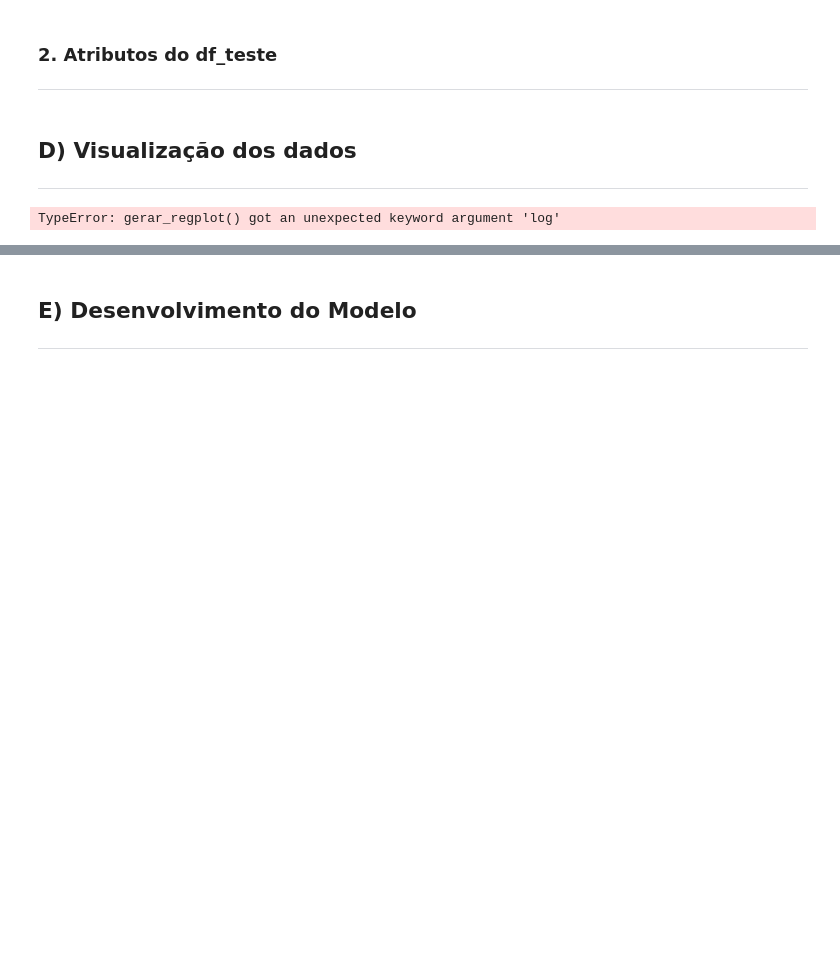
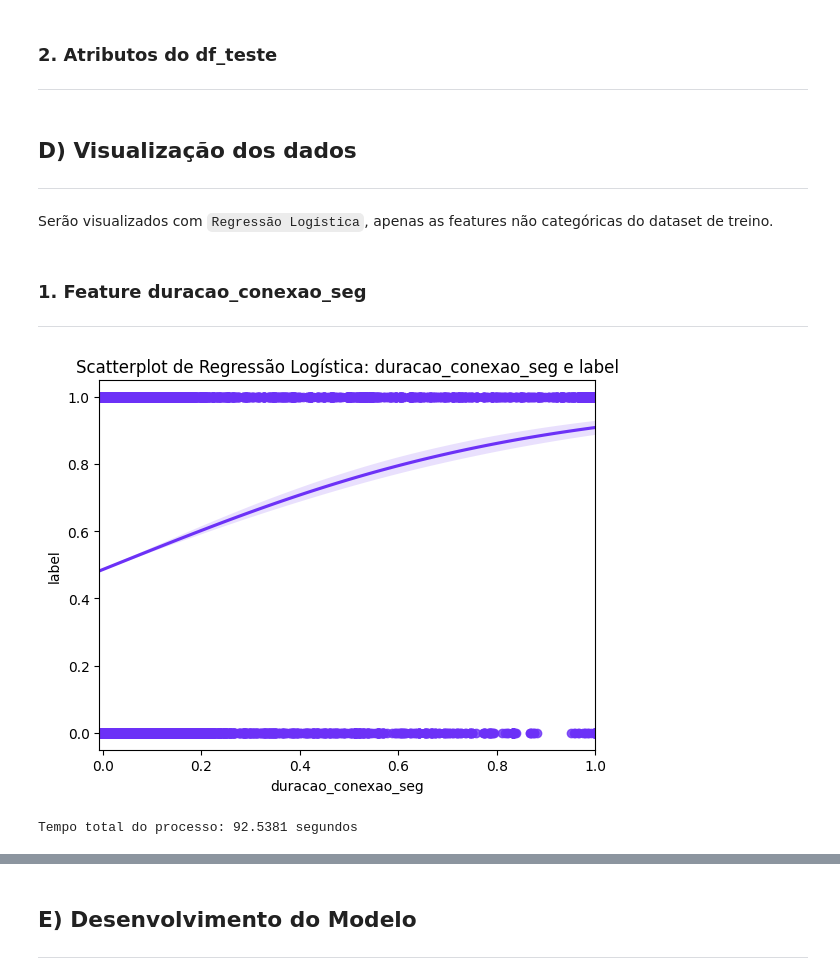
Before and after one commit to rafaeldecastro195/ml-supervisionado-cybersecurity, a Jupyter notebook: src/modelos/regressao_logistica/desenvolvendo_modelo_rs.ipynb, the cells around one changed output, grey strips where cells are left out. Saved outputs shown, nothing was run; the diff lists cells and outputs as text; code cells hidden in the pictures; blank space fills up the shorter version.

```diff
--- a/src/modelos/regressao_logistica/desenvolvendo_modelo_rs.ipynb
+++ b/src/modelos/regressao_logistica/desenvolvendo_modelo_rs.ipynb
@@ -135,7 +135,17 @@ y_teste = df_teste['label']
 # %% [markdown]
 ## D) Visualização dos dados
 ---
+# %% [markdown]
+Serão visualizados com `Regressão Logística`, apenas as features não categóricas do dataset de treino.
+# %% [markdown]
+### 1. Feature duracao_conexao_seg
+---
 # %%
-pg.gerar_regplot(df_treino, 'duracao_conexao_seg', 'label', log=True )
+comeco_processo = time.time()
+plot = pg.gerar_regplot(df_treino, 'duracao_conexao_seg', 'label', log=True)
+fim_processo = time.time()
+
+print(f"Tempo total do processo: {(fim_processo - comeco_processo):.4f} segundos")
 # %% [output]
+[figure, added]
-TypeError: gerar_regplot() got an unexpected keyword argument 'log'
+Tempo total do processo: 92.5381 segundos
```
Also changed, not shown: parts of 82 cells of this notebook, 1 other file.
